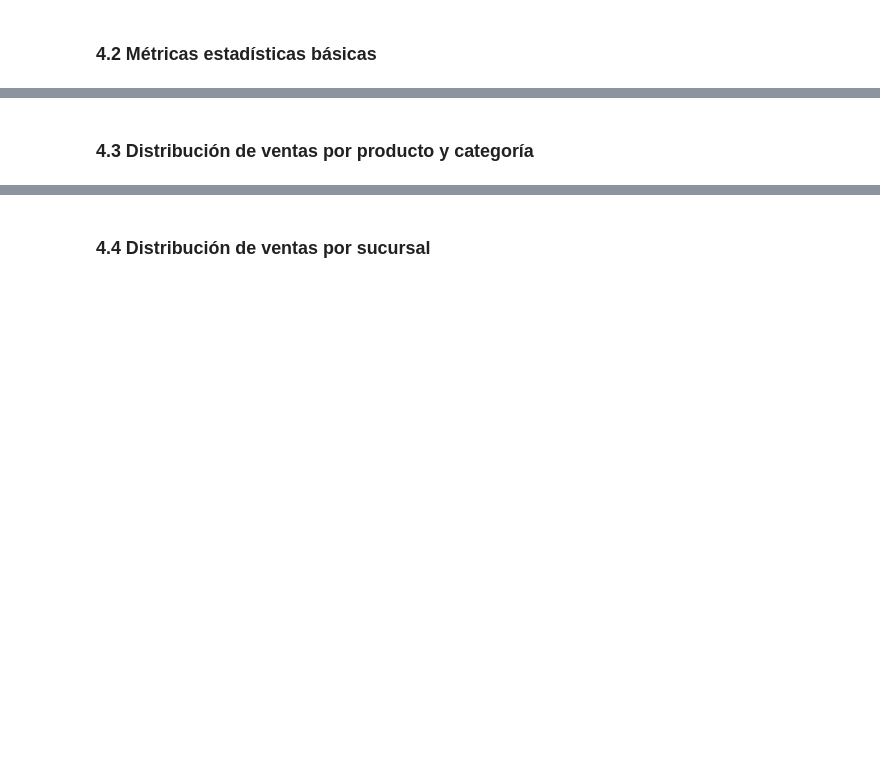
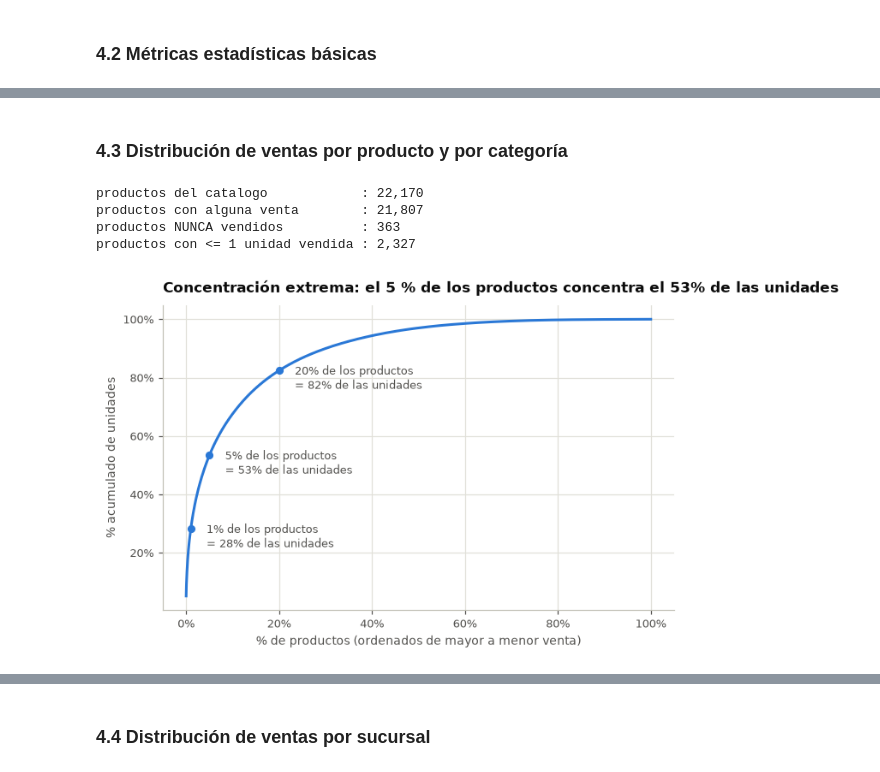
Before and after one commit to dannygarcia-hue/predict_future_sales, a Jupyter notebook: notebooks/01_exploratory_data_analysis.ipynb, the cells around one changed output, grey strips where cells are left out. Cells and saved outputs as stored; diff of their text form; code cells hidden in the pictures; blank space fills up the shorter version.

```diff
--- a/notebooks/01_exploratory_data_analysis.ipynb
+++ b/notebooks/01_exploratory_data_analysis.ipynb
@@ -112,0 +455,6 @@ va a hacer con cada caso.
+# %%
+sales["ingresos"] = sales["item_price"] * sales["item_cnt_day"]
+
+precio_malo = sales[sales.item_price <= 0]
+print(f"filas con item_price <= 0: {len(precio_malo)}")
+display(precio_malo)
@@ -144,2 +667,44 @@ El dataset no trae columna de ingresos: se construye como `item_price × item_cn
 # %% [markdown]
-### 4.3 Distribución de ventas por producto y categoría
+### 4.3 Distribución de ventas por producto y por categoría
+# %%
+catalogo = items.merge(cats, on="item_category_id")
+ventas = sales.merge(catalogo, on="item_id", how="left")
+assert ventas.item_category_id.notna().all(), "Hay items sin categoria en el catalogo"
+
+por_producto = ventas.groupby("item_id").agg(
+    unidades=("item_cnt_day", "sum"), ingresos=("ingresos", "sum")
+).sort_values("unidades", ascending=False)
+
+print(f"productos del catalogo            : {len(items):,}")
+print(f"productos con alguna venta        : {len(por_producto):,}")
+print(f"productos NUNCA vendidos          : {len(items) - len(por_producto):,}")
+print(f"productos con <= 1 unidad vendida : {(por_producto.unidades <= 1).sum():,}")
+# %% [output]
+productos del catalogo            : 22,170
+productos con alguna venta        : 21,807
+productos NUNCA vendidos          : 363
+productos con <= 1 unidad vendida : 2,327
+# %%
+# Concentracion: que fraccion de los productos explica que fraccion de las unidades.
+u = por_producto.unidades.clip(lower=0).sort_values(ascending=False)
+acum = u.cumsum() / u.sum()
+frac_prod = np.arange(1, len(u) + 1) / len(u)
+
+fig, ax = plt.subplots(figsize=(7, 4.2))
+ax.plot(frac_prod * 100, acum * 100, color=AZUL)
+for marca in (0.01, 0.05, 0.20):
+    y = acum.iloc[int(len(u) * marca) - 1] * 100
+    ax.plot([marca * 100], [y], "o", color=AZUL, zorder=3)
+    ax.annotate(f"{marca:.0%} de los productos\n= {y:.0f}% de las unidades",
+                (marca * 100, y), textcoords="offset points", xytext=(12, -14),
+                fontsize=8.5, color=TINTA2)
+ax.set_xlabel("% de productos (ordenados de mayor a menor venta)")
+ax.set_ylabel("% acumulado de unidades")
+ax.yaxis.set_major_formatter(FuncFormatter(lambda v, _: f"{v:.0f}%"))
+ax.xaxis.set_major_formatter(FuncFormatter(lambda v, _: f"{v:.0f}%"))
+ax.set_title("Concentración extrema: el 5 % de los productos concentra el "
+             f"{acum.iloc[int(len(u) * 0.05) - 1]:.0%} de las unidades")
+guarda(fig, "4-3_concentracion_productos")
+plt.show()
+# %% [output]
+[figure, added]
```
Also changed, not shown: parts of 114 cells of this notebook, 1 other file.
